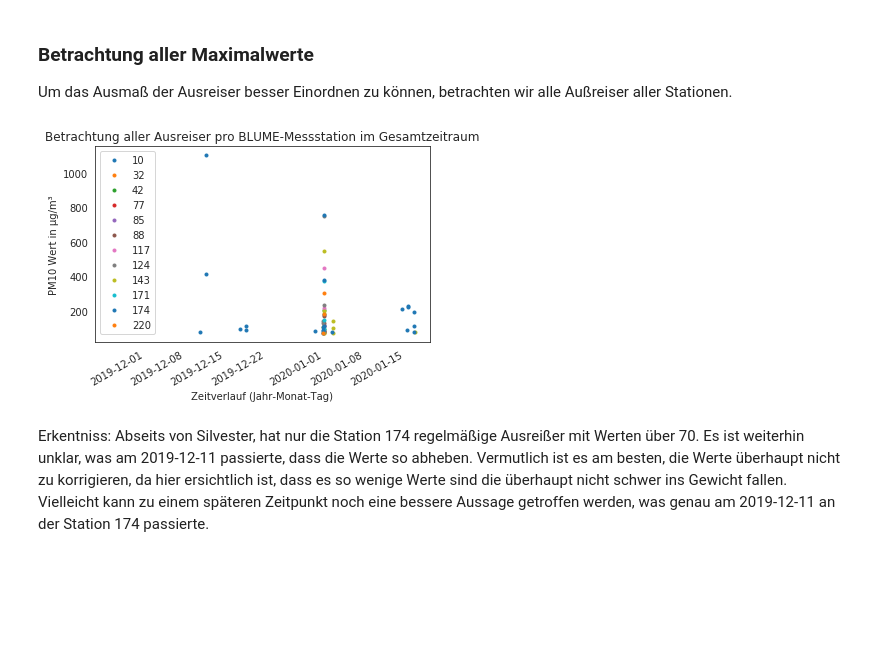
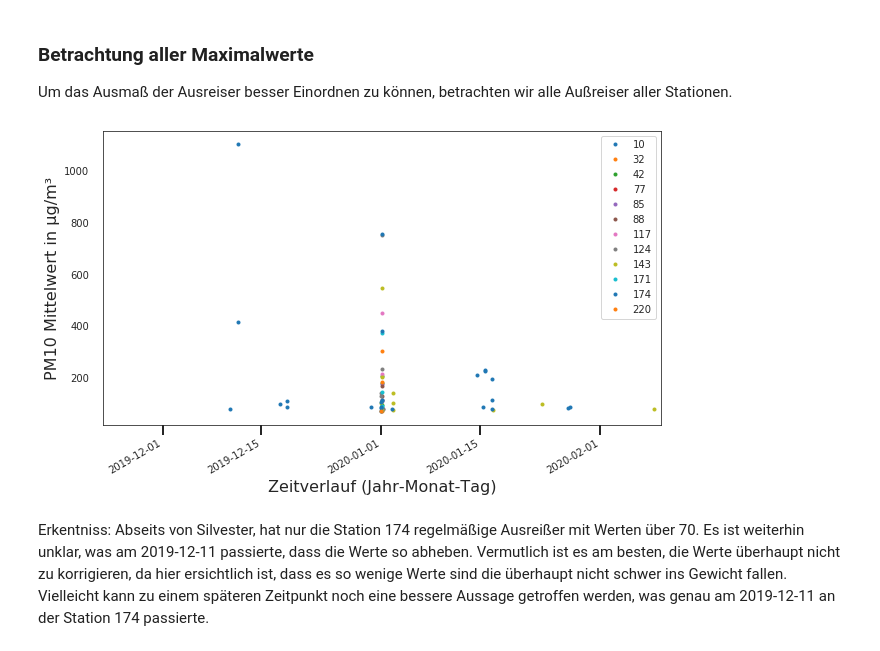
Before and after one commit to Butanding/Bachlor-Thesis, a Jupyter notebook: Code/Part1_First_Handson_Data.ipynb, the cells around one changed output. Cells and saved outputs as stored; diff of their text form; code cells hidden in the pictures; blank space fills up the shorter version.

```diff
--- a/Code/Part1_First_Handson_Data.ipynb
+++ b/Code/Part1_First_Handson_Data.ipynb
@@ -12,6 +12,7 @@ from sensemapi import client as sense_client
 import numpy as np
 import seaborn as sns
 import matplotlib.pyplot as plt
+import matplotlib.dates as mdates
 
 from sklearn import preprocessing, svm
 from sklearn.model_selection import train_test_split
@@ -21,6 +22,7 @@ from sklearn.metrics import r2_score
 import pytz
 cet = pytz.timezone('CET')
 
+graph_dir = "ressources/grapics/"
 
 
 # set the graphs to show in the jupyter notebook
@@ -337,19 +362,22 @@ Um das Ausmaß der Ausreiser besser Einordnen zu können, betrachten wir alle Au
 # %%
 blume_ausreiser_total = df_global[df_global > 70]
 
-blume_ausreiser_total.plot(style=".")
+blume_ausreiser_total.plot(style=".", figsize=(10,6))
 
 #Place labels
-plt.xlabel('Zeitverlauf (Jahr-Monat-Tag)')
-plt.ylabel('PM10 Wert in µg/m³')
+plt.xlabel('Zeitverlauf (Jahr-Monat-Tag)', fontdict = {"size": 16})
+plt.ylabel('PM10 Mittelwert in µg/m³', fontdict = {"size": 16})
+plt.tick_params(axis="both", direction="out", which="both", bottom=True, width=2, length=10)
 
-plt.title("Betrachtung aller Ausreiser pro BLUME-Messstation im Gesamtzeitraum")
+#plt.title("Betrachtung aller Ausreiser pro BLUME-Messstation im Gesamtzeitraum")
 
 plt.legend()
 
+plt.savefig(graph_dir + "ausreisser_blume_all.png", transparent=True, bbox_inches="tight",pad_inches=0.1, dpi=200)
+
 plt.show()
 # %% [output]
-[figure, old version]
+[figure, new version]
 # %% [markdown]
 Erkentniss: Abseits von Silvester, hat nur die Station 174 regelmäßige Ausreißer mit Werten über 70. Es ist weiterhin unklar, was am 2019-12-11 passierte, dass die Werte so abheben. Vermutlich ist es am besten, die Werte überhaupt nicht zu korrigieren, da hier ersichtlich ist, dass es so wenige Werte sind die überhaupt nicht schwer ins Gewicht fallen. Vielleicht kann zu einem späteren Zeitpunkt noch eine bessere Aussage getroffen werden, was genau am 2019-12-11 an der Station 174 passierte.
 # %% [markdown]
```
Also changed, not shown: parts of 21 cells of this notebook, 2 other files.
